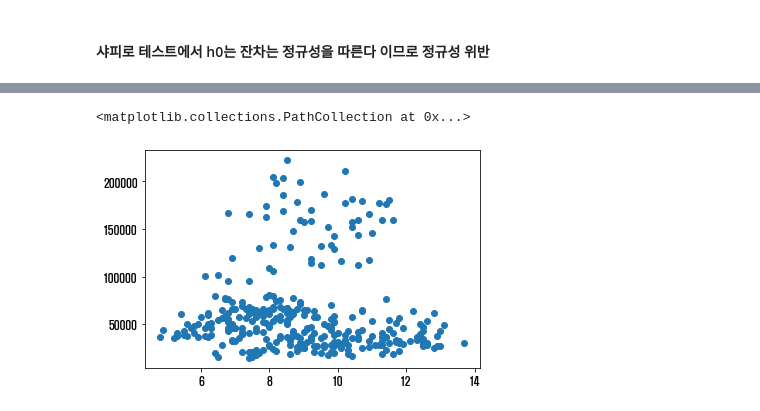
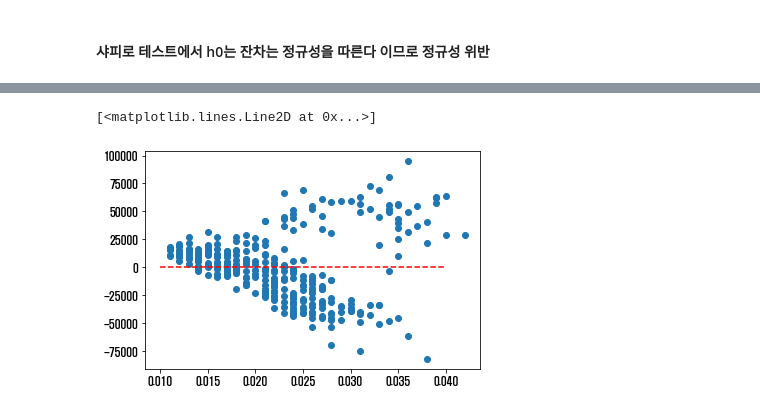
Before and after one commit to kyunleader/-, a Jupyter notebook: 3강 강의자료.ipynb, the cells around one changed output, grey strips where cells are left out. Cells and saved outputs as stored; diff of their text form; code cells hidden in the pictures.

```diff
--- a/3강 강의자료.ipynb
+++ b/3강 강의자료.ipynb
@@ -353,5 +394,6 @@ sns.clustermap(data_corr,
-# %%
-plt.scatter( y = data_w['발생건수(건)'], x = data_w['평균일교차(°C)'])
-# %% [output]
-<matplotlib.collections.PathCollection at 0x...>
-[figure, removed]
+# %%
+plt.scatter(data_w['NO2'],residual)
+plt.plot([0.01,0.04],[0,0],'--', color='red')
+# %% [output]
+[<matplotlib.lines.Line2D at 0x...>]
+[figure, added]
```
Also changed, not shown: parts of 35 cells of this notebook.
